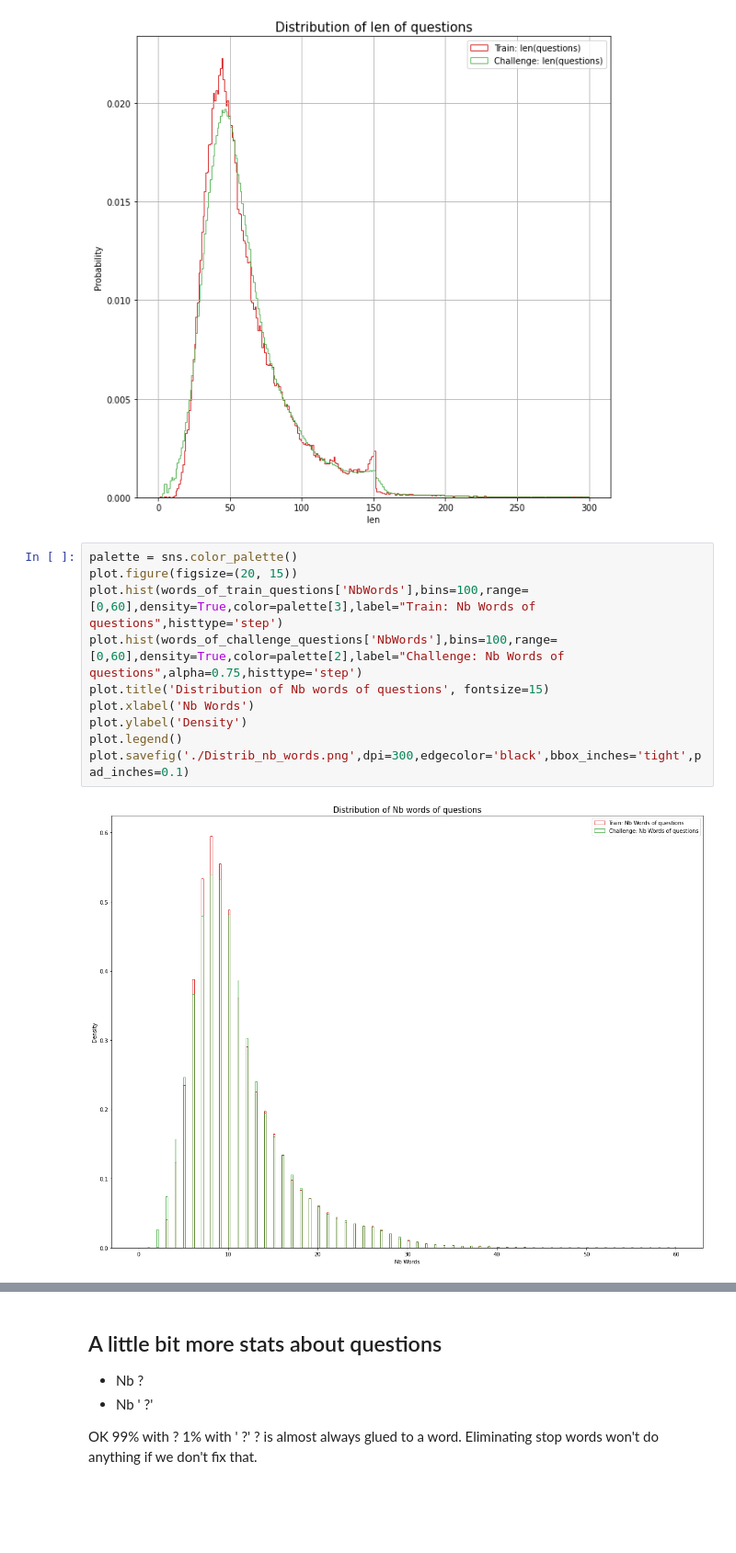
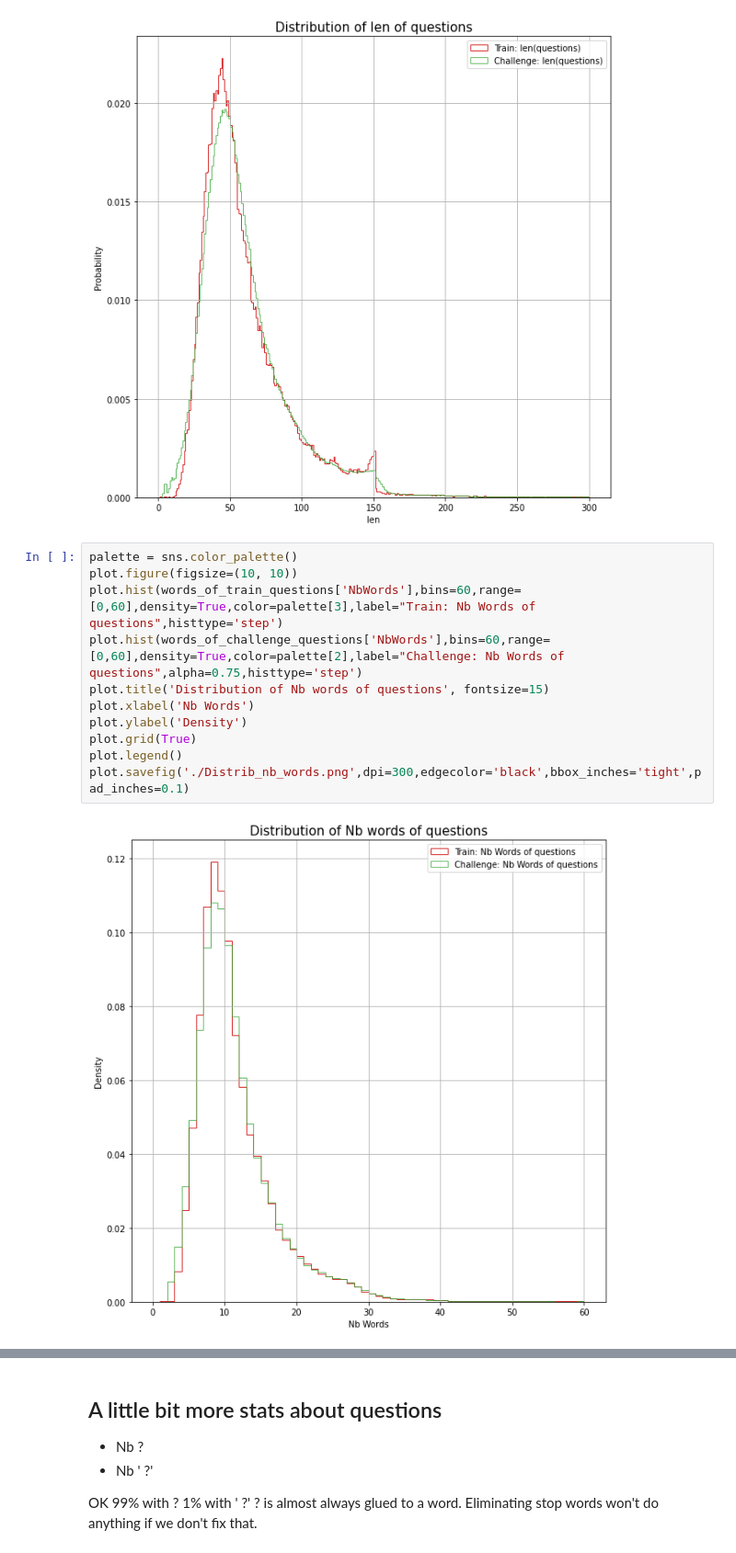
Before and after one commit to acharroux/QuoraPairs, a Jupyter notebook: Analysis/SimpleAnalysis.ipynb, the cells around one changed output, grey strips where cells are left out. Shown at 92% size. Saved outputs shown, nothing was run; the diff lists cells and outputs as text; blank space fills up the shorter version.

```diff
--- a/Analysis/SimpleAnalysis.ipynb
+++ b/Analysis/SimpleAnalysis.ipynb
@@ -460,15 +465,16 @@ plot.savefig('./Distrib_len.png',dpi=300,edgecolor='black',bbox_inches='tight',p
 [figure]
 # %%
 palette = sns.color_palette()
-plot.figure(figsize=(20, 15))
-plot.hist(words_of_train_questions['NbWords'],bins=100,range=[0,60],density=True,color=palette[3],label="Train: Nb Words of questions",histtype='step')
-plot.hist(words_of_challenge_questions['NbWords'],bins=100,range=[0,60],density=True,color=palette[2],label="Challenge: Nb Words of questions",alpha=0.75,histtype='step')
+plot.figure(figsize=(10, 10))
+plot.hist(words_of_train_questions['NbWords'],bins=60,range=[0,60],density=True,color=palette[3],label="Train: Nb Words of questions",histtype='step')
+plot.hist(words_of_challenge_questions['NbWords'],bins=60,range=[0,60],density=True,color=palette[2],label="Challenge: Nb Words of questions",alpha=0.75,histtype='step')
 plot.title('Distribution of Nb words of questions', fontsize=15)
 plot.xlabel('Nb Words')
 plot.ylabel('Density')
+plot.grid(True)
 plot.legend()
 plot.savefig('./Distrib_nb_words.png',dpi=300,edgecolor='black',bbox_inches='tight',pad_inches=0.1)
 # %% [output]
-[figure, old version]
+[figure, new version]
 # %%
 palette = sns.color_palette()
```
Also changed, not shown: parts of 3 cells of this notebook, 2 other files.
